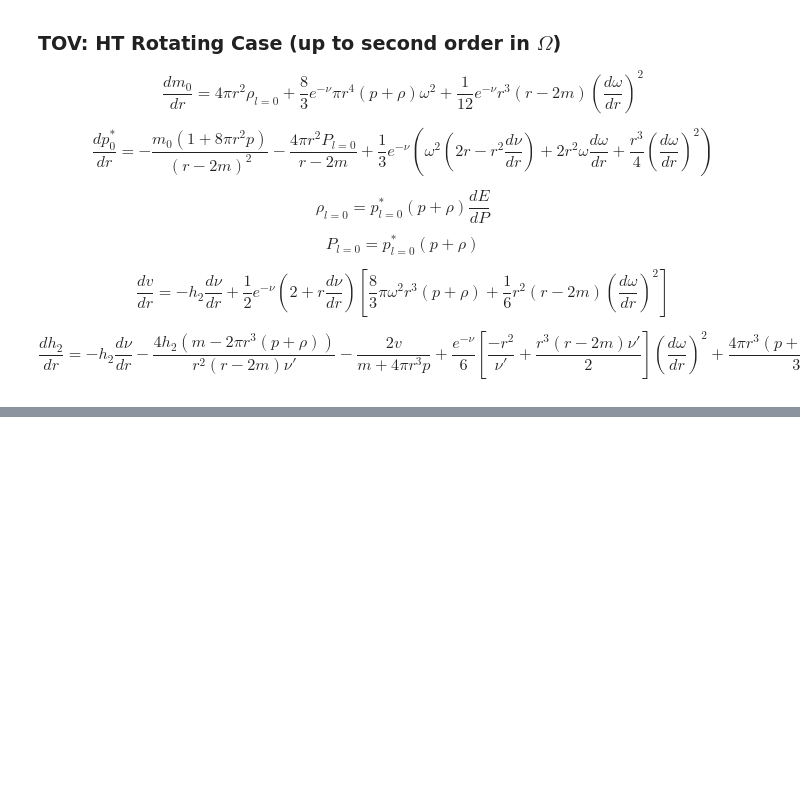
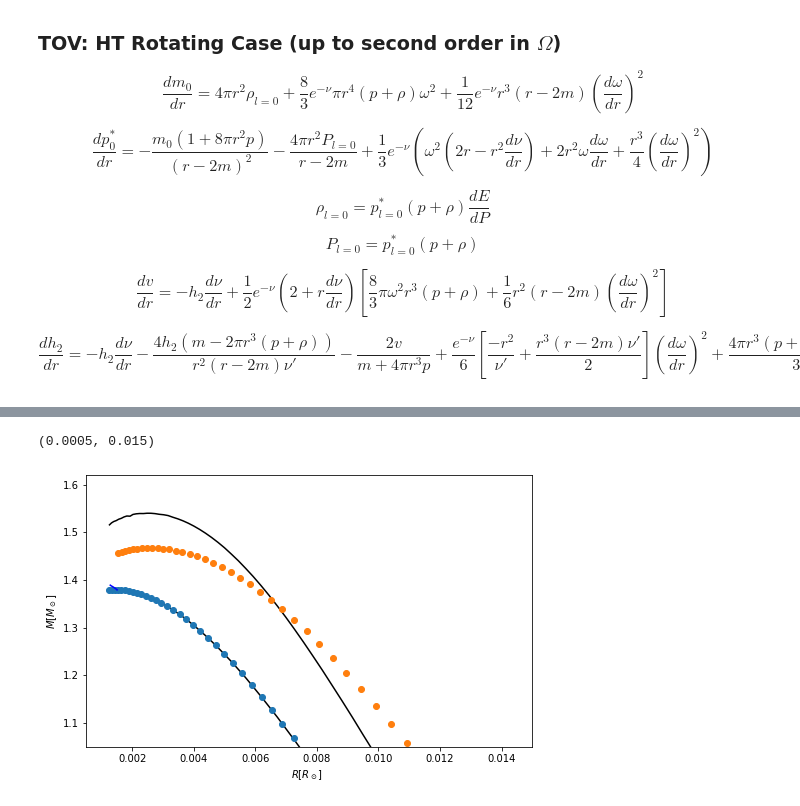
Before and after one commit to lauramb8909/WhiteDwarf, a Jupyter notebook: MR_Relation/WD_Structure.ipynb, the cells around one changed output, grey strips where cells are left out. Saved outputs shown, nothing was run; the diff lists cells and outputs as text; code cells hidden in the pictures; blank space fills up the shorter version.

```diff
--- a/MR_Relation/WD_Structure.ipynb
+++ b/MR_Relation/WD_Structure.ipynb
@@ -357,13 +397,19 @@ plt.show()
 # %%
 fig=plt.figure(figsize=(8,5))
 
 plt.plot( Rstawd_kep*Rdim/Rsun,   Mstawd_kep*Mdim , "k-")
 plt.plot( Rrotwd_kep*Rdim/Rsun,   Mrotwd_kep*Mdim , "k-")
+
+plt.plot( Rstawd_kep2[::2]*Rdim/Rsun,   Mstawd_kep2[::2]*Mdim , ls=" ", marker="o")
+plt.plot( Rrotwd_kep2[::2]*Rdim/Rsun,   Mrotwd_kep2[::2]*Mdim , ls=" ", marker="o")
 
 plt.plot(Rrotwd_seq*Rdim/Rsun,   Mrotwd_seq*Mdim , "b-")
 
 plt.xlabel( "$R [R_\\odot]$  ")
 plt.ylabel( "$M [M_\\odot]$")
 
 plt.ylim(1.05,1.62)
 plt.xlim(0.0005,0.015)
+# %% [output]
+(0.0005, 0.015)
+[figure, added]
```
Also changed, not shown: parts of 8 cells of this notebook, 17 other files.
